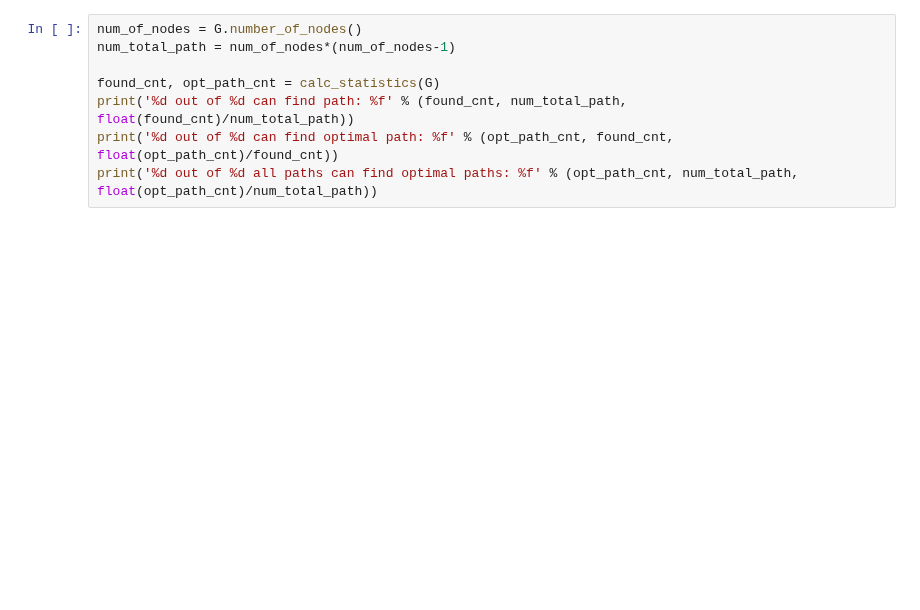
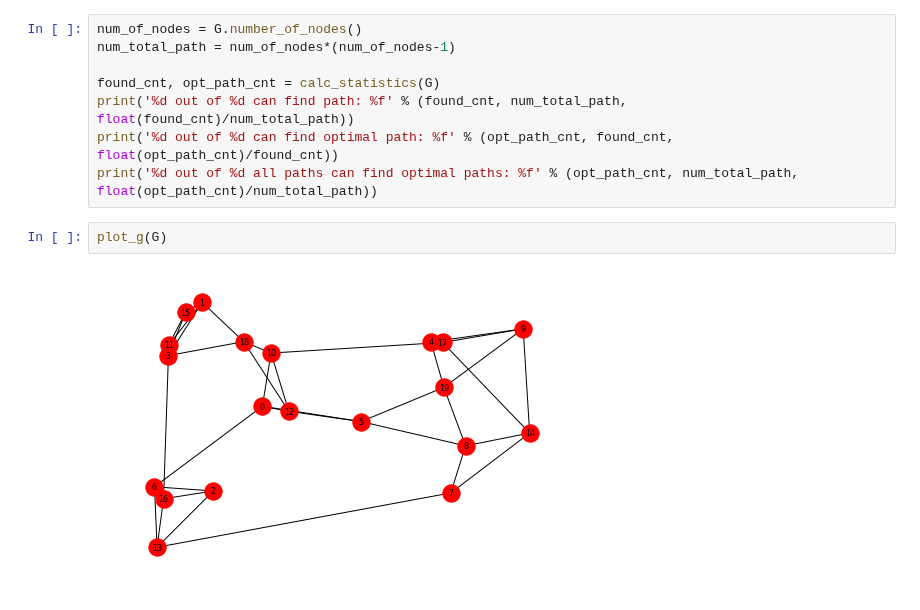
Before and after one commit to zhoutianyu16tue/PathFinder, a Jupyter notebook: dijkstra_path_finder_2.ipynb, the cells around one changed output. Saved outputs shown, nothing was run; the diff lists cells and outputs as text; blank space fills up the shorter version.

```diff
--- a/dijkstra_path_finder_2.ipynb
+++ b/dijkstra_path_finder_2.ipynb
@@ -344,3 +346,7 @@ found_cnt, opt_path_cnt = calc_statistics(G)
 print('%d out of %d can find path: %f' % (found_cnt, num_total_path, float(found_cnt)/num_total_path))
 print('%d out of %d can find optimal path: %f' % (opt_path_cnt, found_cnt, float(opt_path_cnt)/found_cnt))
 print('%d out of %d all paths can find optimal paths: %f' % (opt_path_cnt, num_total_path, float(opt_path_cnt)/num_total_path))
+# %%
+plot_g(G)
+# %% [output]
+[figure, added]
```
Also changed, not shown: parts of 1 cell of this notebook.
